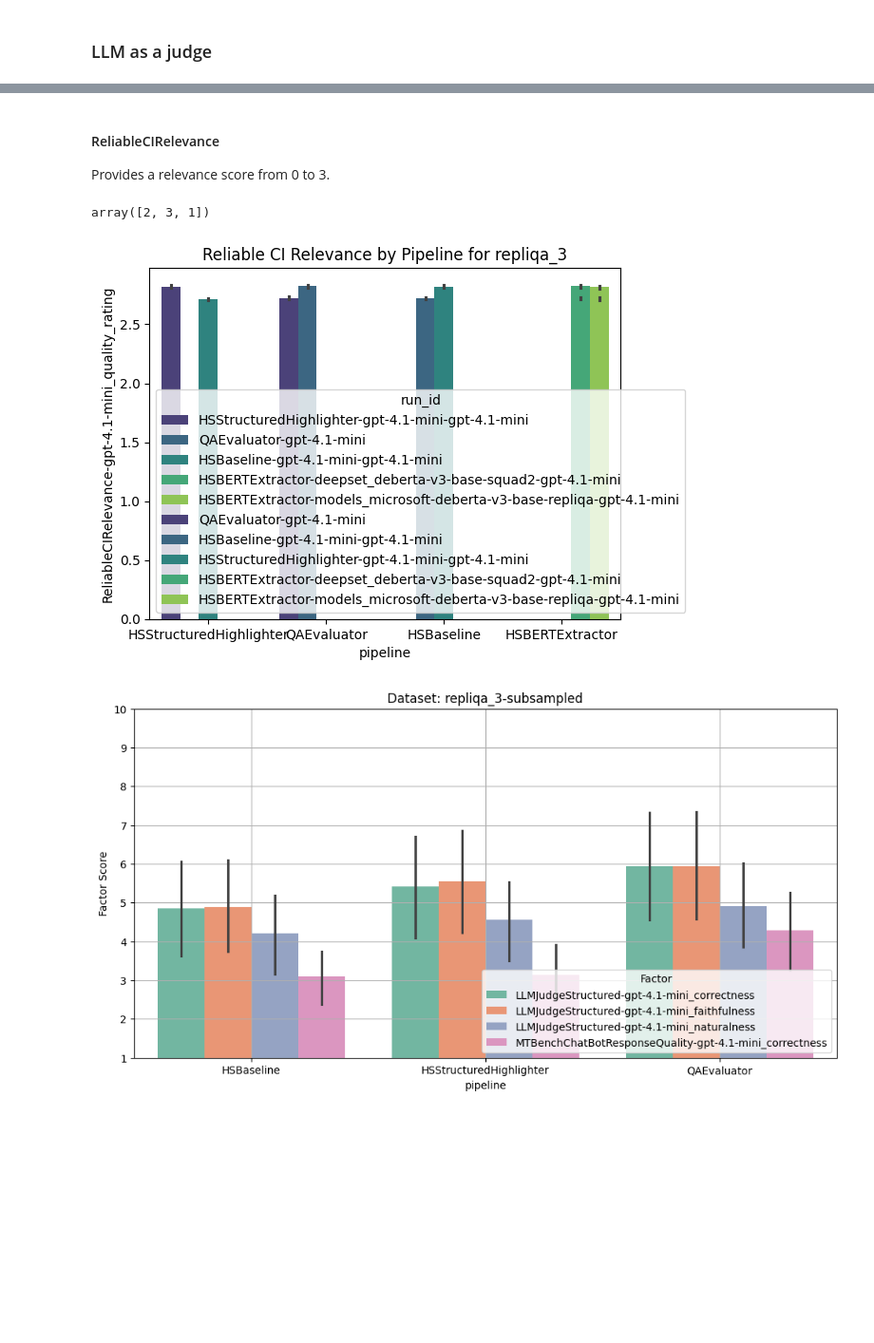
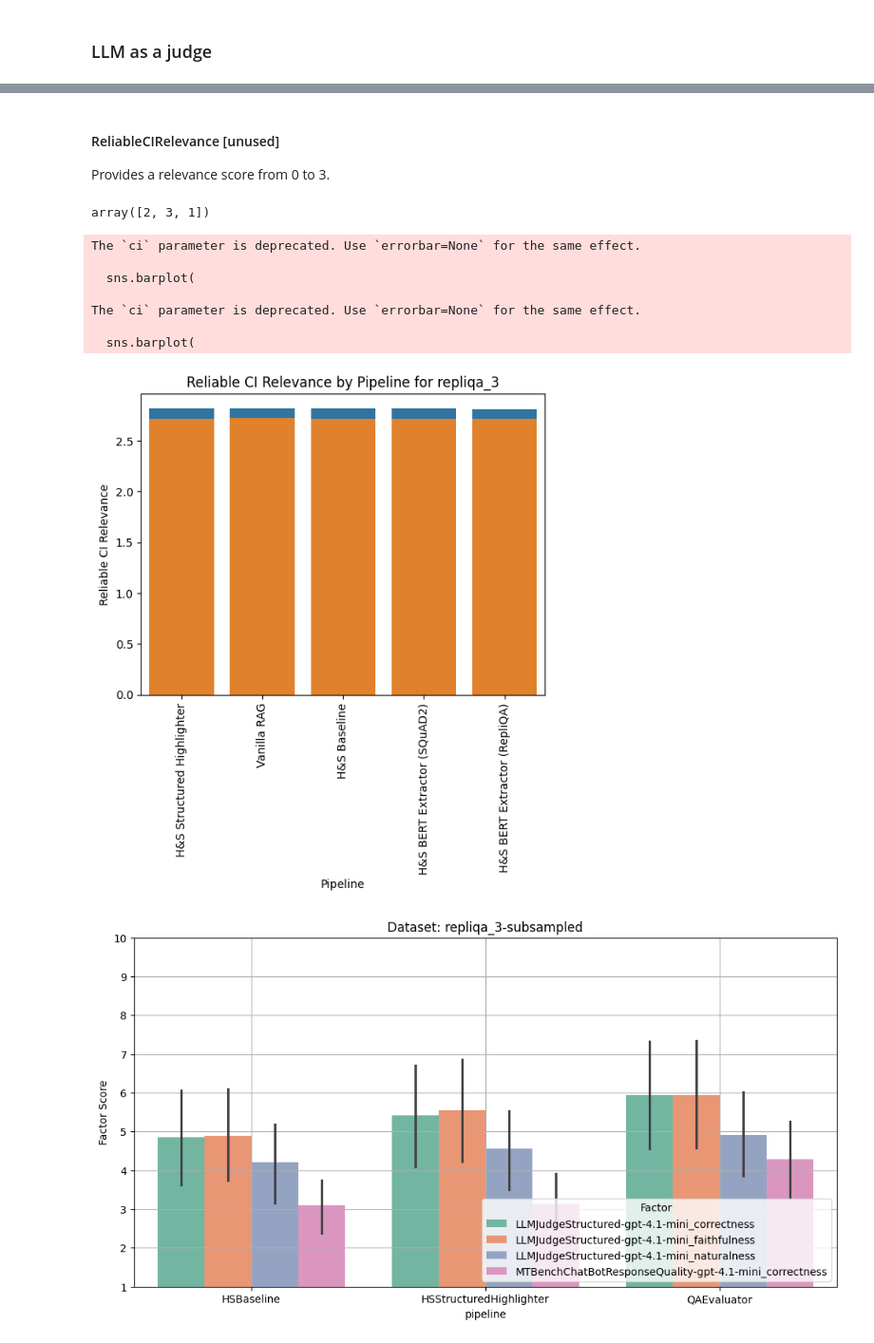
Before and after one commit to microsoft/highlight-summarize, a Jupyter notebook: data-analysis.ipynb, the cells around one changed output, grey strips where cells are left out. Shown: that part at 95% size. Cells and saved outputs as stored; diff of their text form; code cells hidden in the pictures; blank space fills up the shorter version.

```diff
--- a/data-analysis.ipynb
+++ b/data-analysis.ipynb
@@ -687,0 +617,12 @@ KeyError: 'repliqa_3-subsampled'
+# %%
+for dataset_name, dataset_results in results_df.items():
+    df = dataset_results[dataset_results.answer != NOANSWER_PRED]
+
+    judges = ["PollMultihopCorrectness-gpt-4.1-mini_correctness_rating", "ReliableCIRelevance-gpt-4.1-mini_quality_rating", "MTBenchChatBotResponseQuality-gpt-4.1-mini_quality_rating"]
+    # max_rating = df[judge].max()
+    print(f"Dataset: {dataset_name}")
+    to_latex(df.groupby("run_id").apply(
+            lambda x: pd.Series({
+                judge: x[judge].mean() for judge in judges
+            })
+    ).reset_index(), columns=judges, ascending=False)
@@ -699,18 +658,16 @@ for dataset_name, df in results_df.items():
             df[df.run_id == run_id]["PollMultihopCorrectness-gpt-4.1-mini_correctness_rating"] == True
         )
 
-    # Barplot where the x-axis is the correctness percentage and the y-axis is the pipeline name.
-    # Includes % numbers on the bars (to their right).
-    plt.figure(figsize=(8, 4))
+    plt.figure(figsize=(6, 3))
     sns.barplot(
         x=list(correct.values()),
         y=list(correct.keys()),
-        palette="viridis",
+        # palette="viridis",
         formatter=lambda x: PRETTY_NAMES.get(x, x),
     )
     # Show the % correct on the bars.
     for i, v in enumerate(correct.values()):
-        plt.text(v + 0.01, i, f"{v:.2%}", ha='left', va='center')
+        plt.text(v + 0.01, i, f"{v:.0%}", ha='left', va='center')
     plt.xlim(0, 1)
     plt.title(f"PollMultihopCorrectness for {dataset_name}")
     plt.xlabel("PollMultihopCorrectness (%)")
@@ -718,5 +675,5 @@ for dataset_name, df in results_df.items():
     # plt.xticks(rotation=90)
     plt.tight_layout()
 
-    print(correct)
+    pd.DataFrame.from_dict(correct, orient='index', columns=['correct'])
 # %% [output]
@@ -734,5 +691,5 @@ Passing `palette` without assigning `hue` is deprecated and will be removed in v
 # %% [markdown]
-#### ReliableCIRelevance
+#### ReliableCIRelevance [unused]
 
 Provides a relevance score from 0 to 3.
 # %%
@@ -742,17 +699,30 @@ array([2, 3, 1])
 # %%
 for dataset_name, df in results_df.items():
     # Filter out no-answer predictions.
     df = df[df.answer != NOANSWER_PRED]
     sns.barplot(
-        x="pipeline",
+        x="run_id",
         y="ReliableCIRelevance-gpt-4.1-mini_quality_rating",
-        palette="viridis",
+        # palette="viridis",
         data=df,
-        hue="run_id",
+        # hue="run_id",
+        formatter=lambda x: PRETTY_NAMES.get(x, x),
+        ci=None,
+
     )
     plt.title(f"Reliable CI Relevance by Pipeline for {dataset_name}")
+    plt.xlabel("Pipeline")
+    plt.ylabel("Reliable CI Relevance")
+    plt.xticks(rotation=90)
 # %% [output]
+The `ci` parameter is deprecated. Use `errorbar=None` for the same effect.
+
+  sns.barplot(
+
+The `ci` parameter is deprecated. Use `errorbar=None` for the same effect.
+
+  sns.barplot(
-[figure, old version]
+[figure, new version]
 # %%
 factors = ["_".join(col.split("_")[:2]) for col in judges_columns if col.endswith("_rating")]
 factors = [f for f in factors if "PollMultihopCorrectness" not in f]
```
Also changed, not shown: parts of 63 cells of this notebook, 1 other file.
